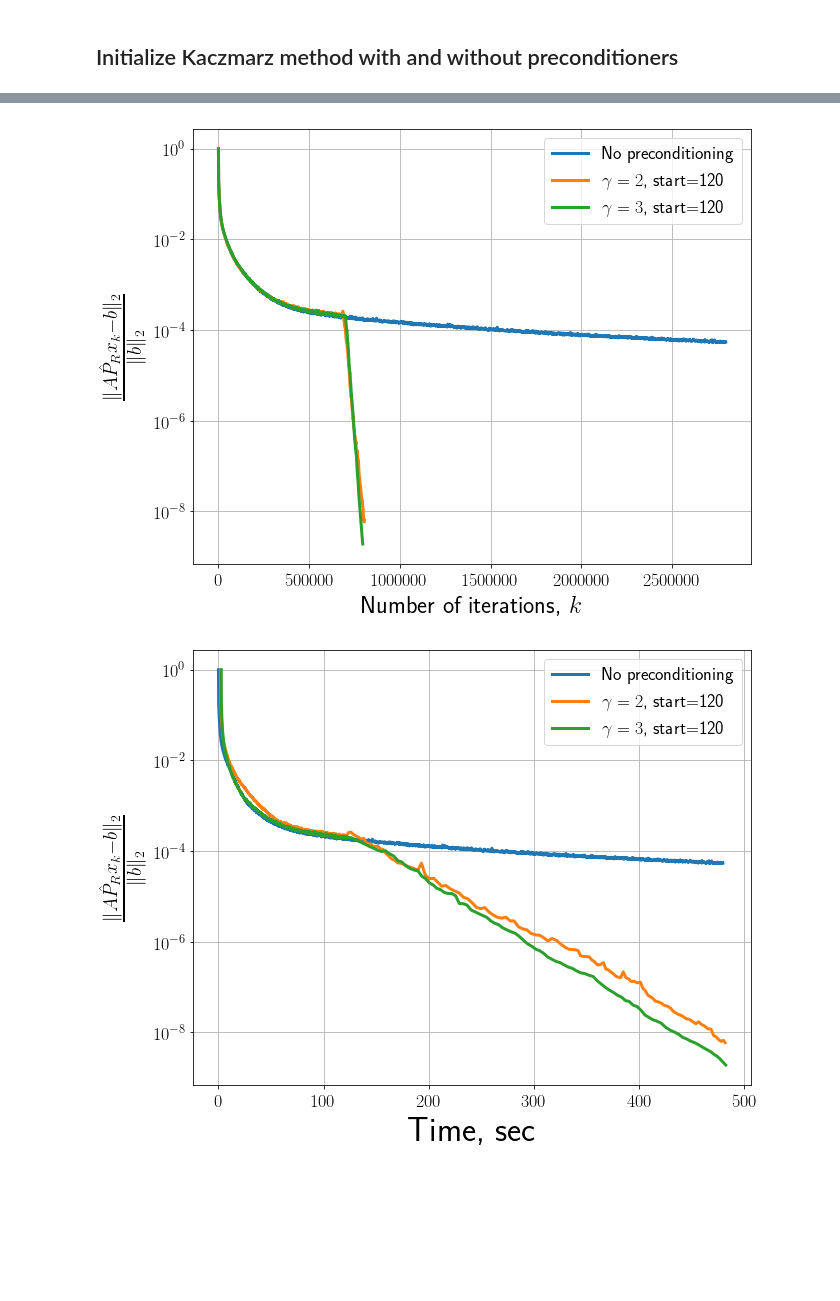
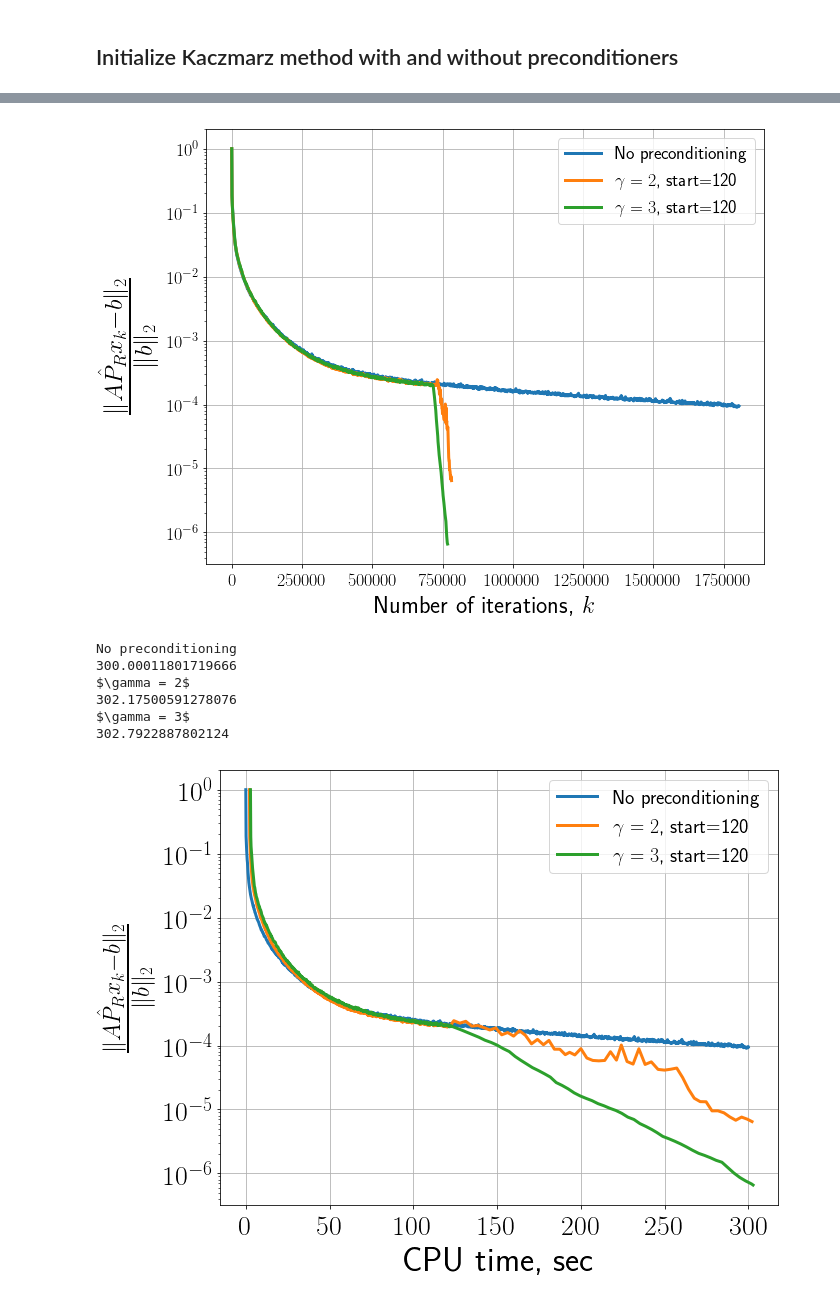
Before and after one commit to amkatrutsa/preckacz, a Jupyter notebook: examples/tomography.ipynb, the cells around one changed output, grey strips where cells are left out. Drawn from its saved outputs; the diff is of its cells as text; code cells hidden in the pictures; blank space fills up the shorter version.

```diff
--- a/examples/tomography.ipynb
+++ b/examples/tomography.ipynb
@@ -148,39 +130,49 @@ $\gamma = 3$, start=120
 # %%
 plt.figure(figsize=(10, 8))
-markers = ["o", "*", "d", "."]
 
-for i, name in enumerate(test_methods):
-    plt.semilogy(iter_range[name], y_range[name],
-                 label=name,
-                 linewidth=3,
-#                  marker=markers[i % 3],
-                 markersize=10)
-plt.ylabel(r"$\frac{\|A\hat{P}_Rx_k - b\|_2}{\|b\|_2}$", fontsize=28)
+for name in relative_residual_norm:
+    iter_range = [j * log_interval for j in range(len(conv_x_res[name]))]
+    if P.get(name) is None:
+        plt.semilogy(iter_range, relative_residual_norm[name], label=name,
+                     linewidth=3)
+    else:
+        plt.semilogy(iter_range, relative_residual_norm[name], label=name + ", start={}".format(start_prec),
+                     linewidth=3)
+plt.ylabel(r"$\frac{\|A\hat{P}_Rx_k - b\|_2}{\|b\|_2}$", fontsize=36)
 plt.xlabel(r"Number of iterations, $k$", fontsize=24)
 plt.legend(fontsize=18)
+plt.grid(True)
 _ = plt.yticks(fontsize=18)
 _ = plt.xticks(fontsize=18)
-plt.grid(True)
-# plt.xscale("log")
 # %% [output]
-[figure, old version]
+[figure, new version]
 # %%
 plt.figure(figsize=(10, 8))
-markers = ["o", "*", "d", "."]
 
-for i, name in enumerate(test_methods):
-    plt.semilogy(time_range[name], y_range[name],
-                 label=name,
-                 linewidth=3,
-                 markersize=10)
-plt.ylabel(r"$\frac{\|A\hat{P}_Rx_k - b\|_2}{\|b\|_2}$", fontsize=28)
-plt.xlabel(r"Time, sec", fontsize=34)
-plt.legend(fontsize=18)
-_ = plt.yticks(fontsize=18)
-_ = plt.xticks(fontsize=18)
+for name in relative_residual_norm:
+    print(name)
+    time_range = conv_time_res[name][::log_interval] + [conv_time_res[name][-1]]
+    print(time_range[-1])
+    if P.get(name) is None:
+        plt.semilogy(time_range, relative_residual_norm[name], label=name, linewidth=3)
+    else:
+        plt.semilogy(time_range, relative_residual_norm[name], label=name + ", start={}".format(start_prec),
+                     linewidth=3)
+
+plt.ylabel(r"$\frac{\|A\hat{P}_Rx_k - b\|_2}{\|b\|_2}$", fontsize=34)
+plt.xlabel(r"CPU time, sec", fontsize=34)
+plt.legend(fontsize=20)
+_ = plt.yticks(fontsize=28)
+_ = plt.xticks(fontsize=28)
 plt.grid(True)
 # %% [output]
+No preconditioning
+300.00011801719666
+$\gamma = 2$
+302.17500591278076
+$\gamma = 3$
+302.7922887802124
-[figure, old version]
+[figure, new version]
 # %%
 n1d = int(np.sqrt(A.shape[1]))
 x_all = {}
```
Also changed, not shown: parts of 16 cells of this notebook, 3 other files.
